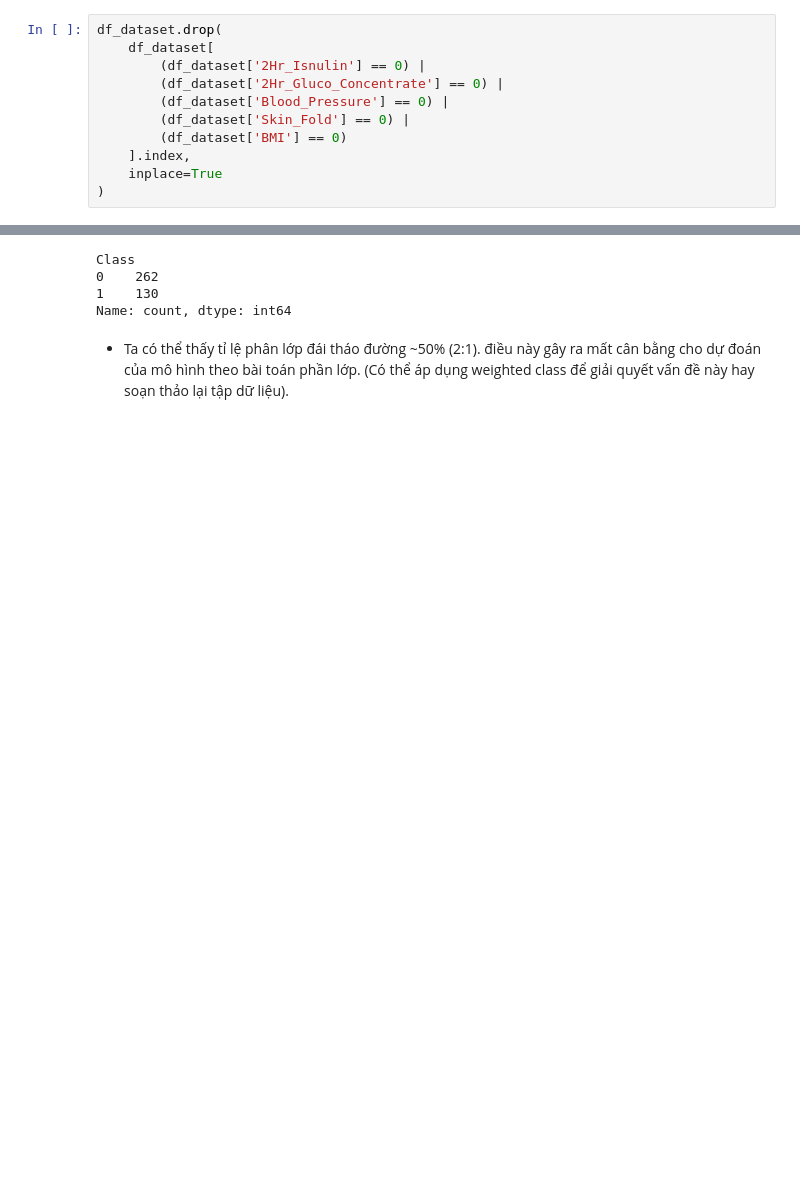
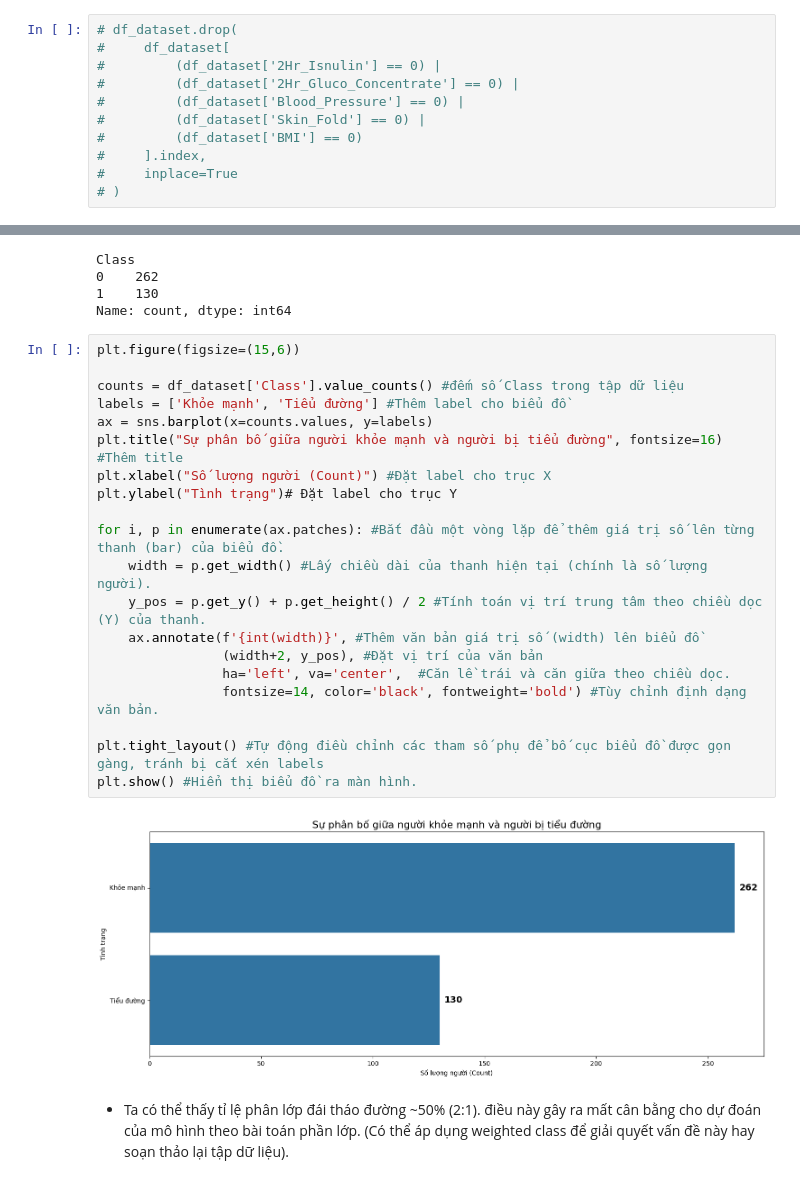
Before and after one commit to Deku6305/sgu2025-2026_ML_basic_nhom3changlinhngulam, a Jupyter notebook: diabetes/EDA.ipynb, the cells around one changed output, grey strips where cells are left out. Saved outputs shown, nothing was run; the diff lists cells and outputs as text; blank space fills up the shorter version.

Commit message:
Thêm biểu đồ cho EDA ở một nhánh khác

```diff
--- a/diabetes/EDA.ipynb
+++ b/diabetes/EDA.ipynb
@@ -90,16 +91,16 @@ dtype: int64
 # %% [markdown]
 #### Loại bỏ các bản ghi bị thiếu dữ liệu trước khi phân tích.
 # %%
-df_dataset.drop(
-    df_dataset[
-        (df_dataset['2Hr_Isnulin'] == 0) |
-        (df_dataset['2Hr_Gluco_Concentrate'] == 0) |
-        (df_dataset['Blood_Pressure'] == 0) |
-        (df_dataset['Skin_Fold'] == 0) |
-        (df_dataset['BMI'] == 0)
-    ].index,
-    inplace=True
-)
+# df_dataset.drop(
+#     df_dataset[
+#         (df_dataset['2Hr_Isnulin'] == 0) |
+#         (df_dataset['2Hr_Gluco_Concentrate'] == 0) |
+#         (df_dataset['Blood_Pressure'] == 0) |
+#         (df_dataset['Skin_Fold'] == 0) |
+#         (df_dataset['BMI'] == 0)
+#     ].index,
+#     inplace=True
+# )
 # %%
 df_dataset.shape
 # %% [output]
@@ -131,6 +132,28 @@ Class
 0    262
 1    130
 Name: count, dtype: int64
+# %%
+plt.figure(figsize=(15,6))
+
+counts = df_dataset['Class'].value_counts() #đếm số Class trong tập dữ liệu
+labels = ['Khỏe mạnh', 'Tiểu đường'] #Thêm label cho biểu đồ
+ax = sns.barplot(x=counts.values, y=labels)
+plt.title("Sự phân bố giữa người khỏe mạnh và người bị tiểu đường", fontsize=16) #Thêm title
+plt.xlabel("Số lượng người (Count)") #Đặt label cho trục X
+plt.ylabel("Tình trạng")# Đặt label cho trục Y
+
+for i, p in enumerate(ax.patches): #Bắt đầu một vòng lặp để thêm giá trị số lên từng thanh (bar) của biểu đồ.
+    width = p.get_width() #Lấy chiều dài của thanh hiện tại (chính là số lượng người).
+    y_pos = p.get_y() + p.get_height() / 2 #Tính toán vị trí trung tâm theo chiều dọc (Y) của thanh.
+    ax.annotate(f'{int(width)}', #Thêm văn bản giá trị số (width) lên biểu đồ
+                (width+2, y_pos), #Đặt vị trí của văn bản
+                ha='left', va='center',  #Căn lề trái và căn giữa theo chiều dọc.
+                fontsize=14, color='black', fontweight='bold') #Tùy chỉnh định dạng văn bản.
+
+plt.tight_layout() #Tự động điều chỉnh các tham số phụ để bố cục biểu đồ được gọn gàng, tránh bị cắt xén labels
+plt.show() #Hiển thị biểu đồ ra màn hình.
+# %% [output]
+[figure, added]
 # %% [markdown]
 - Ta có thể thấy tỉ lệ phân lớp đái tháo đường ~50% (2:1). điều này gây ra mất cân bằng cho dự đoán của mô hình theo bài toán phần lớp. (Có thể áp dụng weighted class để giải quyết vấn đề này hay soạn thảo lại tập dữ liệu).
 # %% [markdown]
```
Also changed, not shown: parts of 6 cells of this notebook.
